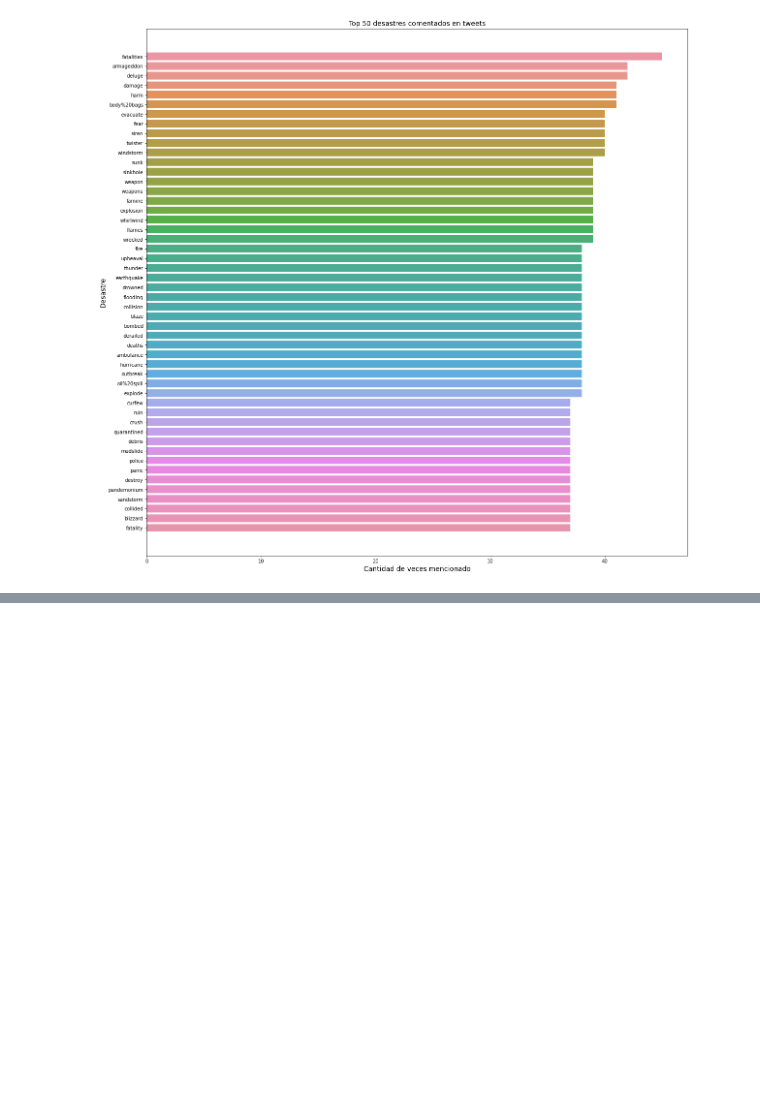
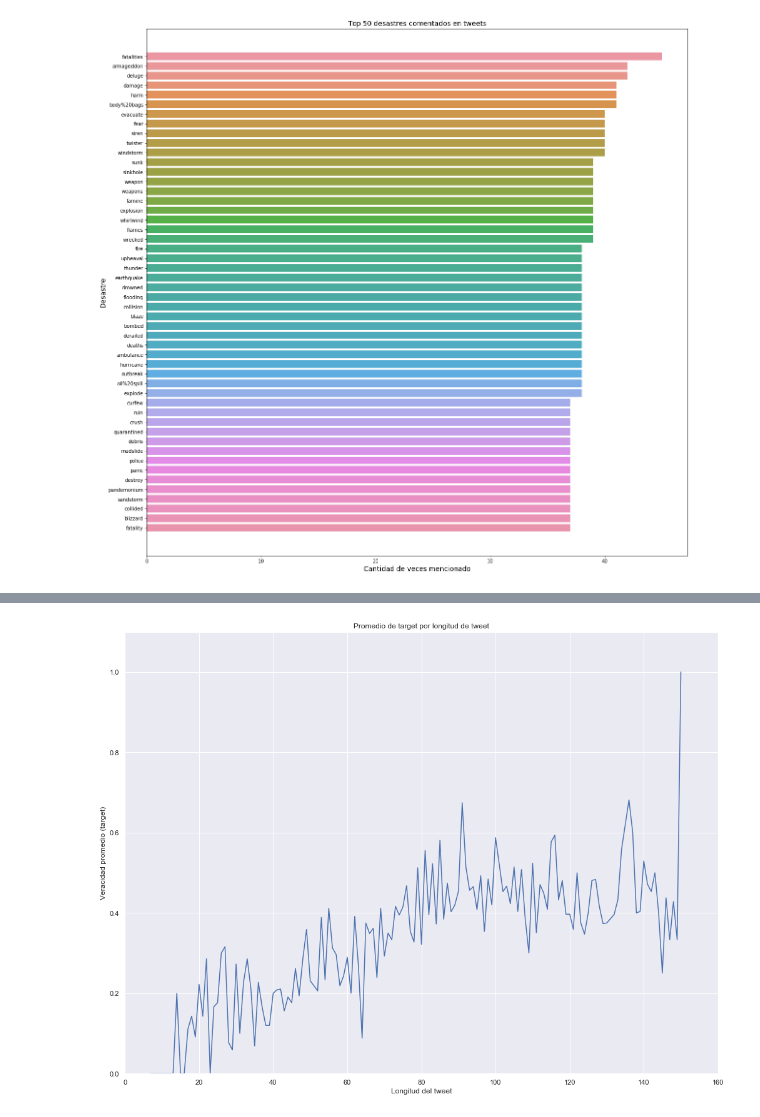
Before and after one commit to milemarchese/OrganizacionDeDatos, a Jupyter notebook: Análisis Exploratorio.ipynb, the cells around one changed output, grey strips where cells are left out. Saved outputs shown, nothing was run; the diff lists cells and outputs as text; code cells hidden in the pictures; blank space fills up the shorter version.

```diff
--- a/Análisis Exploratorio.ipynb
+++ b/Análisis Exploratorio.ipynb
@@ -100,0 +144,12 @@ grafico.plot()
+# %%
+grouped = tweets_length.groupby('length')['target'].agg(['mean','count'])
+
+grouped[(grouped['count'] >= 2)]['mean'].plot(kind = "line",figsize = (17,13))
+plt.title('Promedio de target por longitud de tweet')
+plt.xlabel('Longitud del tweet')
+plt.ylabel('Veracidad promedio (target)')
+plt.xlim(0,160)
+plt.ylim(0,1.1)
+plt.show()
+# %% [output]
+[figure, added]
```
Also changed, not shown: parts of 11 cells of this notebook.
